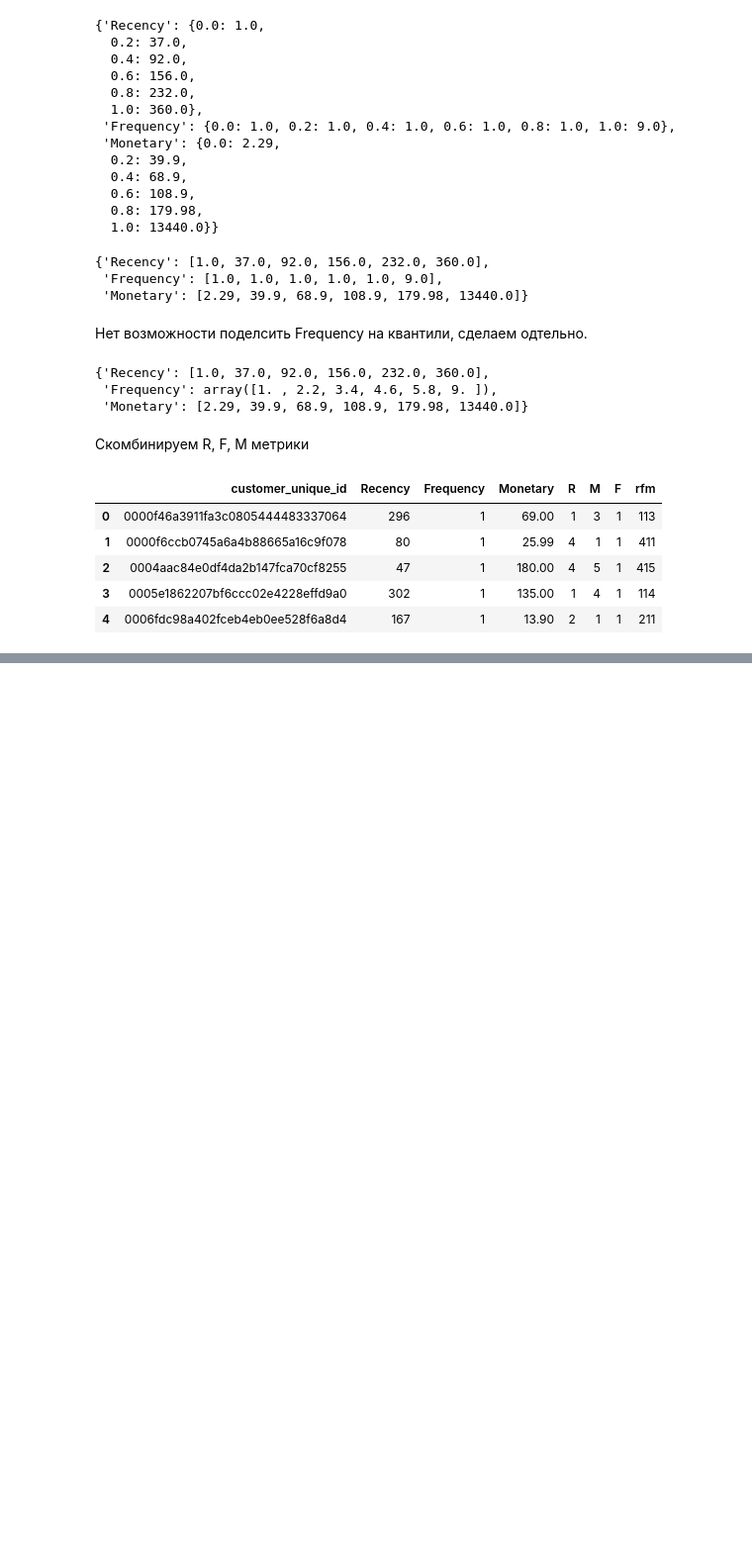
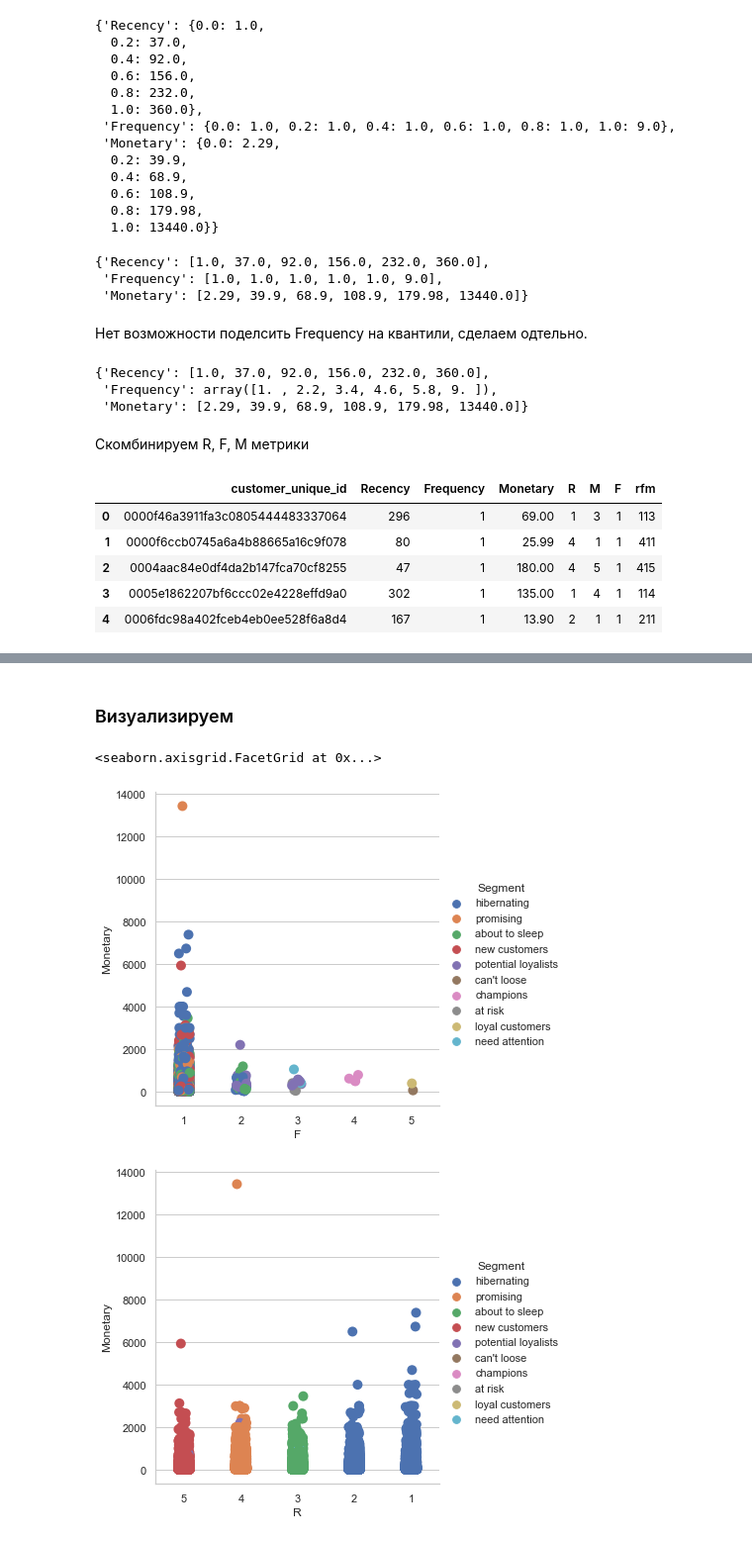
Before and after one commit to PavelSyr/da_karpov.cources_first.project, a Jupyter notebook: pavel_syrnev_15.04_p-syrnev/variant1/e-commerce.ipynb, the cells around one changed output, grey strips where cells are left out. Shown at 99% size. Cells and saved outputs as stored; diff of their text form; code cells hidden in the pictures; blank space fills up the shorter version.

Commit message:
[Question_06] Visualization

```diff
--- a/pavel_syrnev_15.04_p-syrnev/variant1/e-commerce.ipynb
+++ b/pavel_syrnev_15.04_p-syrnev/variant1/e-commerce.ipynb
@@ -1015,0 +1030,17 @@ df_rfm.head()
+# %%
+segt_map = {
+    r'[1-2][1-2]': 'hibernating',
+    r'[1-2][3-4]': 'at risk',
+    r'[1-2]5': 'can\'t loose',
+    r'3[1-2]': 'about to sleep',
+    r'33': 'need attention',
+    r'[3-4][4-5]': 'loyal customers',
+    r'41': 'promising',
+    r'51': 'new customers',
+    r'[4-5][2-3]': 'potential loyalists',
+    r'5[4-5]': 'champions'
+}
+
+df_rfm['Segment'] = df_rfm.R.astype(str) + df_rfm.F.astype(str)
+df_rfm['Segment'] = df_rfm['Segment'].replace(segt_map, regex=True)
+df_rfm.head()
@@ -1015,0 +1054,9 @@ df_rfm.head()
+# %% [markdown]
+### Визуализируем
+# %%
+sns.catplot(data=df_rfm, x='F', y='Monetary', s=10, hue='Segment')
+sns.catplot(data=df_rfm, x='R', y='Monetary', s=10, hue='Segment')
+# %% [output]
+<seaborn.axisgrid.FacetGrid at 0x...>
+[figure, added]
+[figure, added]
```
Also changed, not shown: parts of 4 cells of this notebook.
